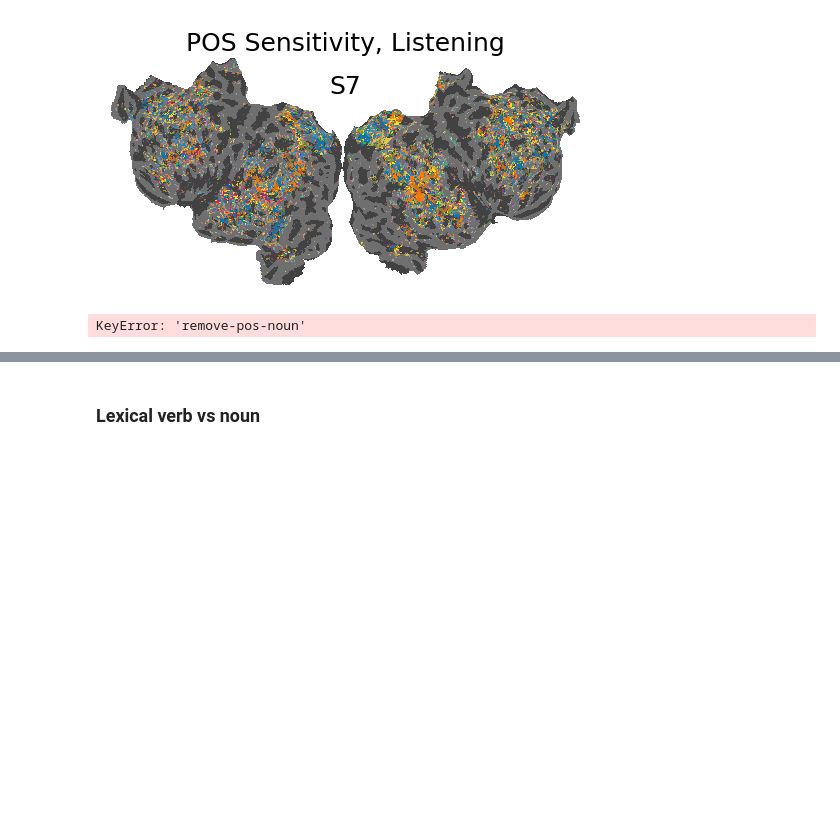
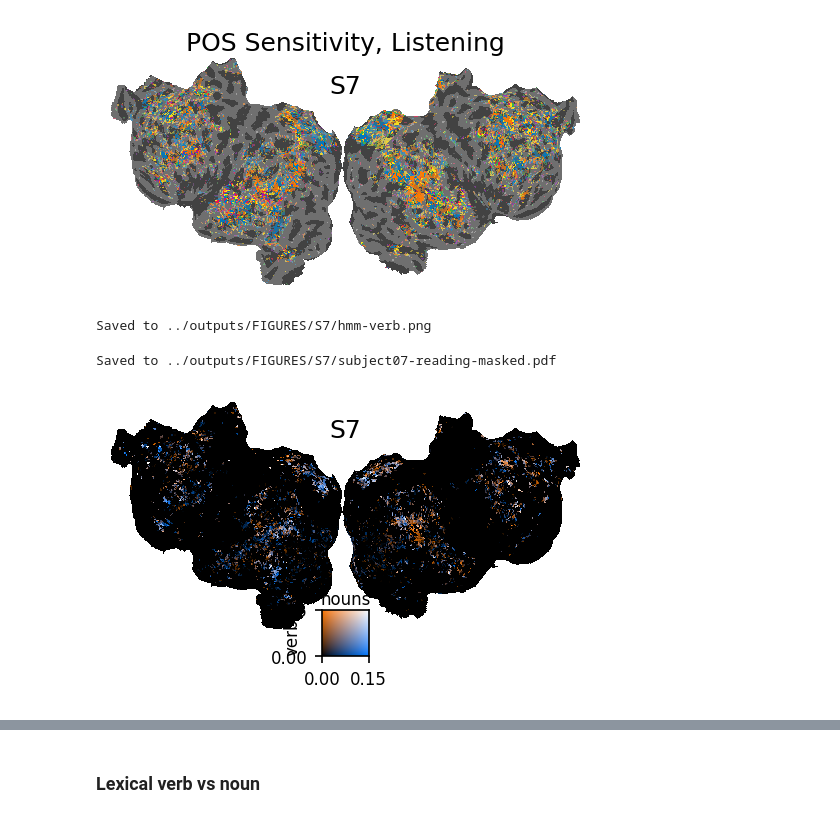
Before and after one commit to SimoneEsposito-Git/grammar-brain-lm, a Jupyter notebook: scripts/plotting.ipynb, the cells around one changed output, grey strips where cells are left out. Saved outputs shown, nothing was run; the diff lists cells and outputs as text; code cells hidden in the pictures; blank space fills up the shorter version.

```diff
--- a/scripts/plotting.ipynb
+++ b/scripts/plotting.ipynb
@@ -50,19 +50,20 @@ def plot_bivariate(
             subject
         )
     baseline = get_significant_voxels(results, 'baseline')
-    nouns = baseline - get_significant_voxels(results, 'remove-pos-noun')
-    verbs = baseline - get_significant_voxels(results, 'remove-pos-verb')
-    print(results_dir)
     if 'masks' in results_dir:
         nouns = baseline-get_significant_voxels(results, 'noun')
         verbs = baseline-get_significant_voxels(results, 'verb')
+    else:
+        nouns = baseline - get_significant_voxels(results, 'remove-pos-noun')
+        verbs = baseline - get_significant_voxels(results, 'remove-pos-verb')
+
 
     # baseline = results['baseline']['r']
     # nouns = baseline - results['remove-pos-noun']['r']
     # verbs = baseline - results['remove-pos-verb']['r']
     from plotting_utils import BivariateStrategy
     fig_config = FigureConfig(
-        figsize=(12, 8),
+        figsize=(250/72, 150/72),
         smooth=False,
         show=True,
         show_regions=False,
@@ -74,7 +75,7 @@ def plot_bivariate(
     _ = plotter.plot(
         [nouns, verbs],
 
-        strategy=BivariateStrategy(vmax=0.1, labels=['nouns', 'verbs']),
+        strategy=BivariateStrategy(vmax=0.15, labels=['nouns', 'verbs']),
         output_filename = output_filename,
         title=title,
         subject=subject_code[subject],
@@ -128,13 +129,13 @@ def plot_colored(modality, subject, results_dir, output_dir, output_filename, ti
         #background_color = (0,0,0)
     )
 
-def plot_heatmap(modality, subject, results_dir, output_dir, output_filename, title=''):
+def plot_heatmap(modality, subject, mode, results_dir, output_dir, output_filename, title=''):
     results = file_io.load_results(
             root_dir / config.OUTPUT_DIR / results_dir,
             modality,
             subject
         )
-    baseline = get_significant_voxels(results, 'baseline')-get_significant_voxels(results, 'remove-pos-verb')
+    data = get_significant_voxels(results, mode)
     fig_config = FigureConfig(
         figsize=(12, 8),
         smooth=False,
@@ -146,7 +147,7 @@ def plot_heatmap(modality, subject, results_dir, output_dir, output_filename, ti
     mapper = FlatmapMapper(subject, root_dir/config.MAPPER_PATH)
     plotter = FlatmapPlotter(mapper, fig_config)
     _ = plotter.plot(
-        [baseline],
+        [data],
         strategy=SingleCorrelationStrategy(),
         output_filename = output_filename,
         title=title,
@@ -172,23 +173,29 @@ Saved to ../outputs/FIGURES/Fig1/subject07-listening-all.pdf
 plot_heatmap(
     modality='listening',
     subject='subject07',
+    mode='verb',
+    results_dir='results_masks',
     output_dir=root_dir / config.OUTPUT_DIR / "FIGURES"/'S7',
-    output_filename=f"hmm.png",
+    output_filename=f"hmm-verb.png",
     title="Listening Baseline (r)"
 )
+# %% [output]
+Saved to ../outputs/FIGURES/S7/hmm-verb.png
 # %%
 file_io.load_features('trn', config.FEATURES_FILE, )
 # %%
+modality='reading'
 plot_bivariate(
-    modality='listening',
+    modality=modality,
     subject='subject07',
     results_dir="results_masks",
     output_dir = root_dir / config.OUTPUT_DIR / "FIGURES"/'S7',
-    output_filename='subject07-listening-masked.pdf',
+    output_filename=f'subject07-{modality}-masked.pdf',
     #title = 'Noun-Masking vs Verb-Masking',
-    legend = False
+    legend = True
 )
 # %% [output]
-KeyError: 'remove-pos-noun'
+Saved to ../outputs/FIGURES/S7/subject07-reading-masked.pdf
+[figure, added]
 # %%
 for subject in config.SUBJECTS:
```
Also changed, not shown: parts of 1 cell of this notebook, 29 other files.
